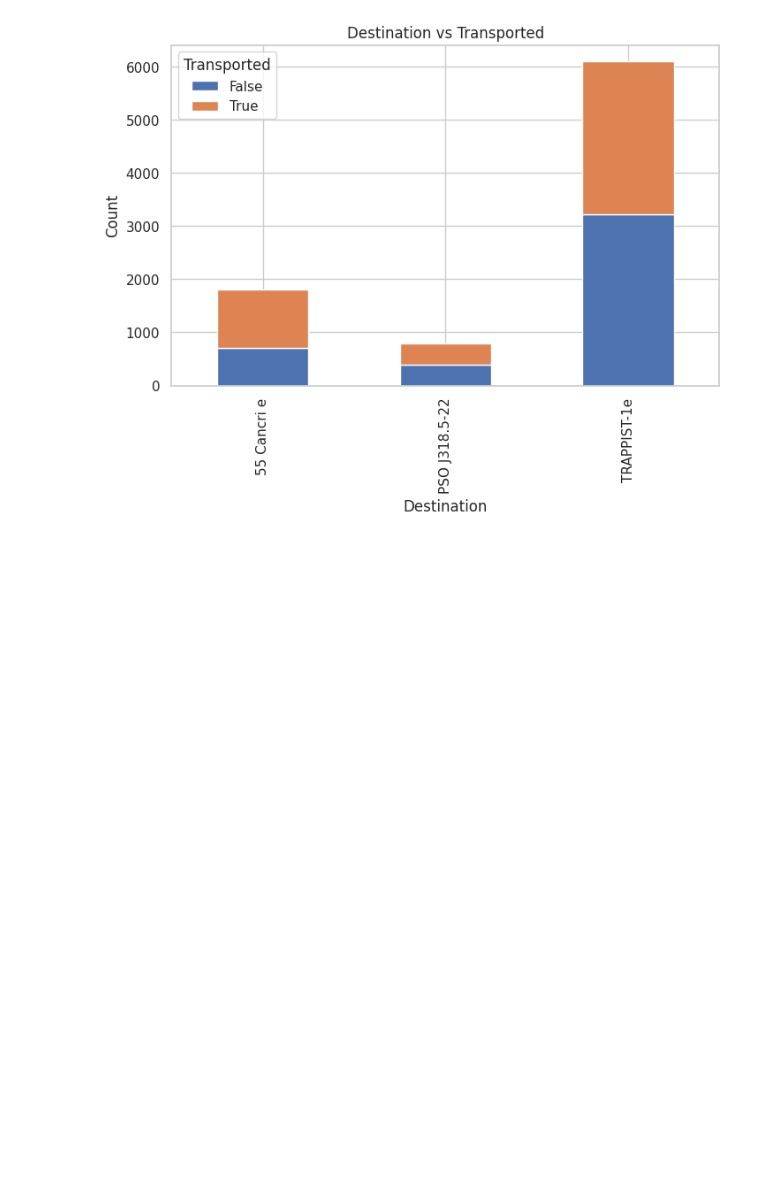
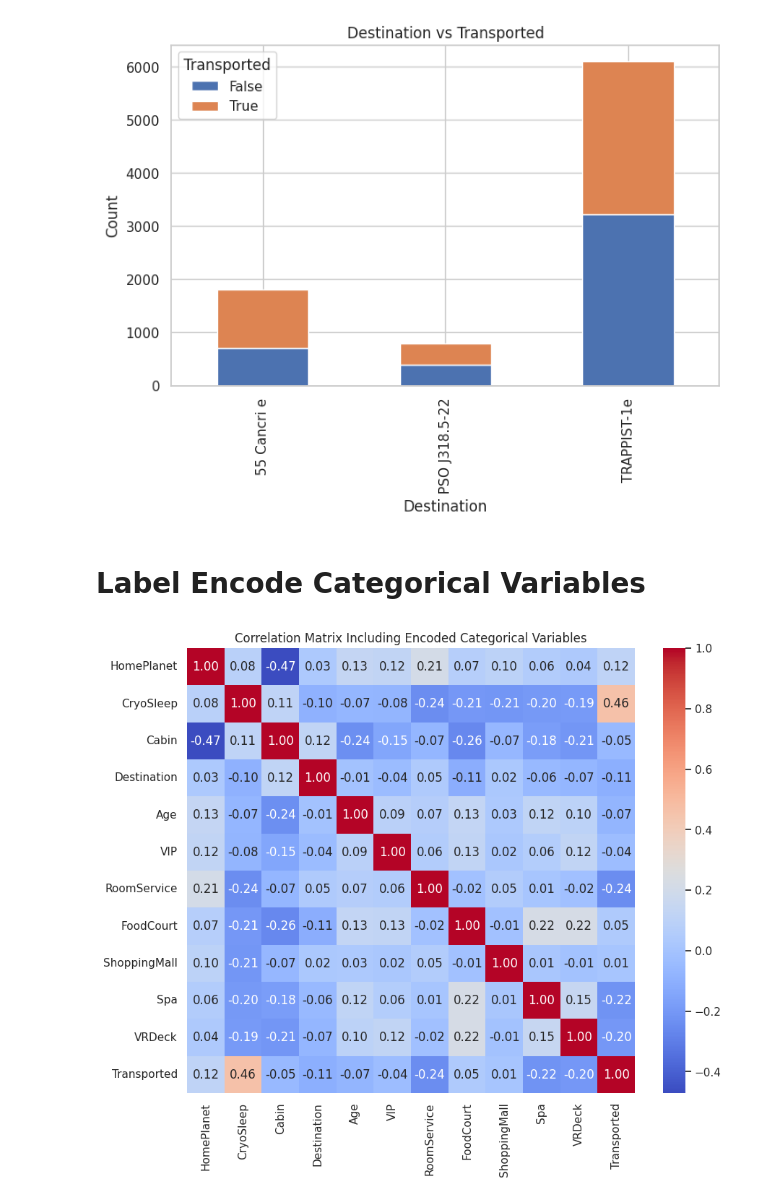
Before and after one commit to Kaggle-group-project-presentation/Kaggle-Group-Project-12-Random-Forest, a Jupyter notebook: Kaggle_Group_Project_Code_ (1).ipynb, the cells around one changed output. Drawn from its saved outputs; the diff is of its cells as text; code cells hidden in the pictures; blank space fills up the shorter version.

```diff
--- a/Kaggle_Group_Project_Code_ (1).ipynb
+++ b/Kaggle_Group_Project_Code_ (1).ipynb
@@ -173,3 +173,26 @@ plt.ylabel('Count')
 plt.show()
 # %% [output]
 [figure]
+# %% [markdown]
+# Label Encode Categorical Variables
+# %%
+# List of categorical columns (except the target, which is already bool)
+encoders = {}
+for col in cat_cols:
+    train_model[col] = train_model[col].astype('category')
+    encoders[col] = train_model[col].cat.categories
+    train_model[col] = train_model[col].cat.codes
+for col in cat_cols:
+    test_model[col] = pd.Categorical(test_model[col], categories=encoders[col])
+    test_model[col] = test_model[col].cat.codes
+
+# Encode target if not already (should be 0/1)
+train_model['Transported'] = train_model['Transported'].astype(int)
+# %%
+plt.figure(figsize=(10,8))
+corr_matrix = train_model.corr()
+sns.heatmap(corr_matrix, annot=True, fmt='.2f', cmap='coolwarm')
+plt.title('Correlation Matrix Including Encoded Categorical Variables')
+plt.show()
+# %% [output]
+[figure, added]
```
Also changed, not shown: parts of 4 cells of this notebook.
